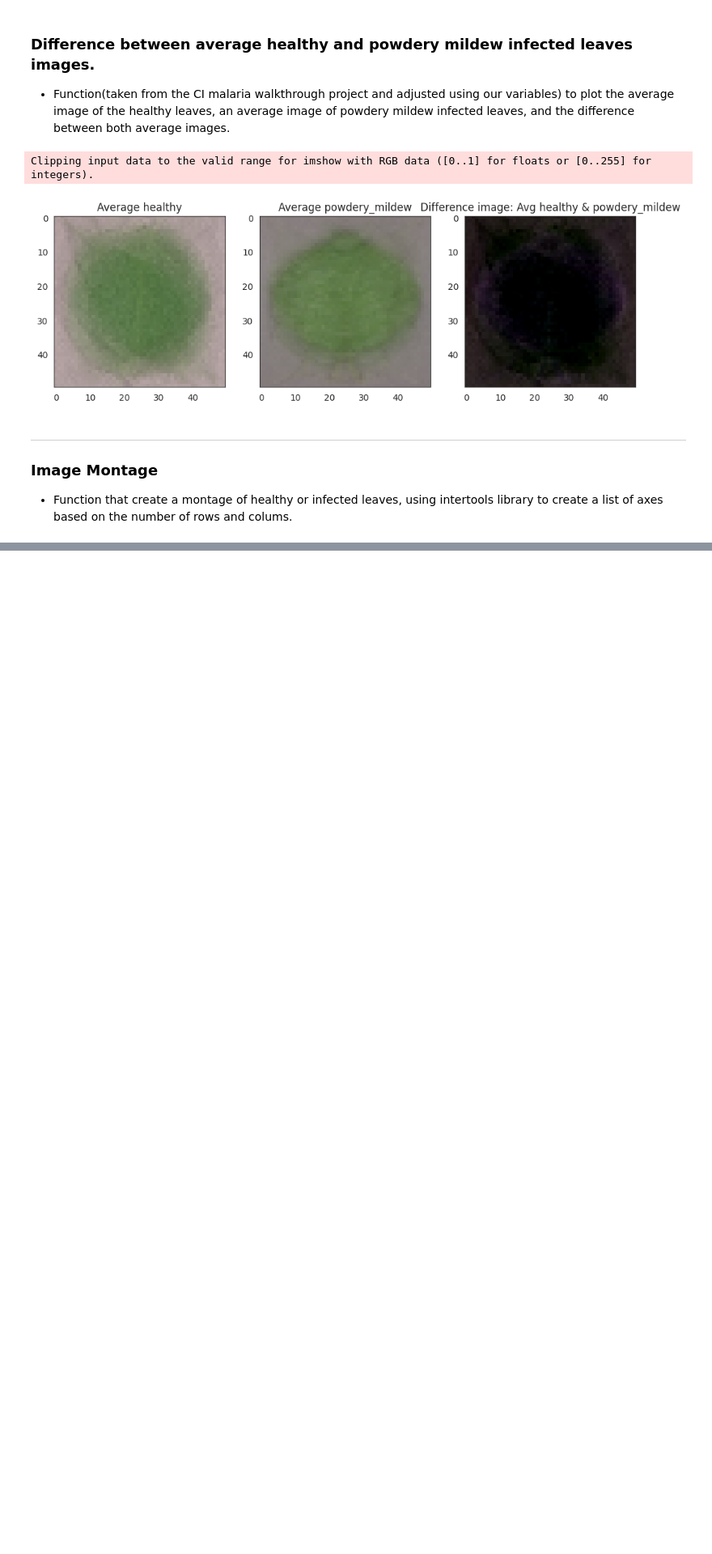
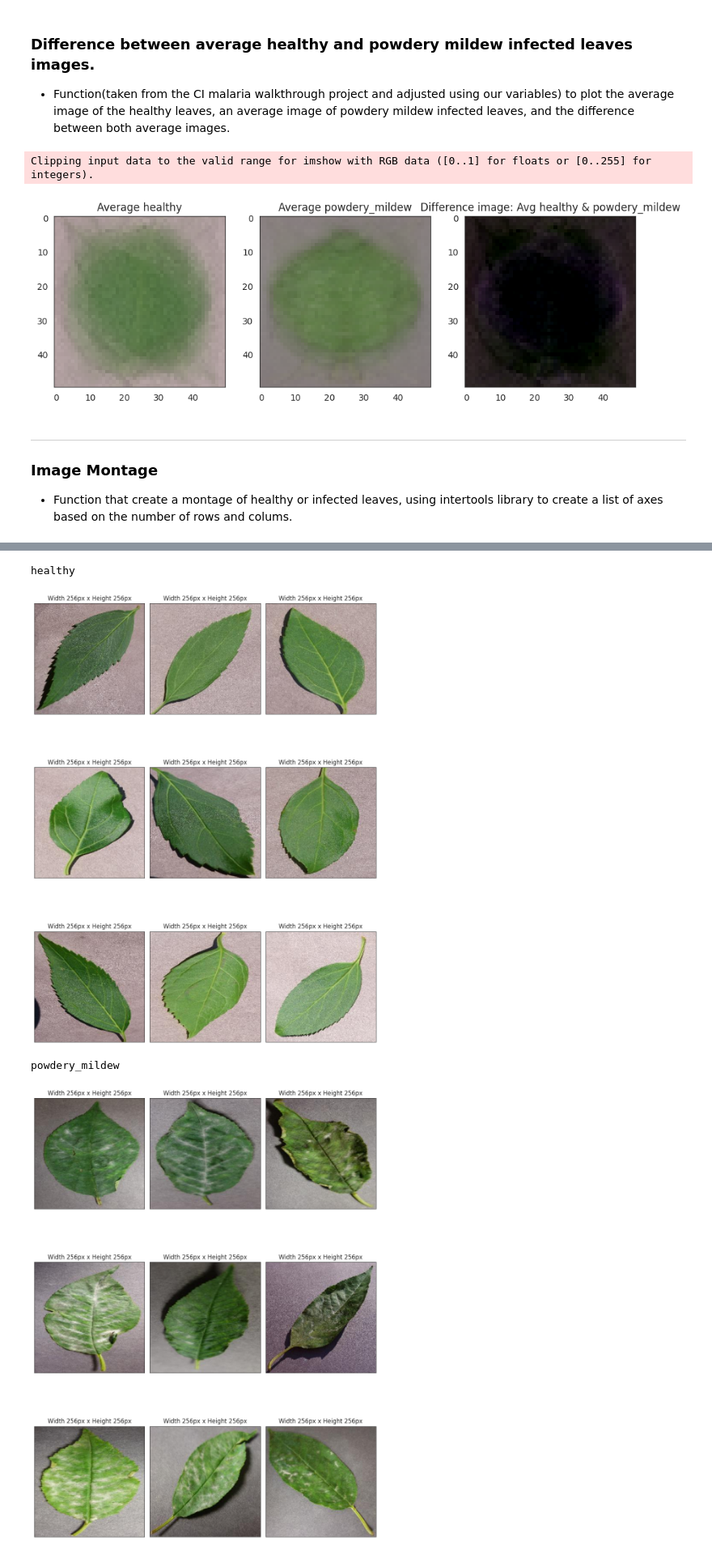
Before and after one commit to FeruzaShokirjonovna/mildew-detector, a Jupyter notebook: jupyter_notebooks/DataVisualization.ipynb, the cells around one changed output, grey strips where cells are left out. Shown at 81% size. Cells and saved outputs as stored; diff of their text form; code cells hidden in the pictures; blank space fills up the shorter version.

Commit message:
Run the image montage on both labels

```diff
--- a/jupyter_notebooks/DataVisualization.ipynb
+++ b/jupyter_notebooks/DataVisualization.ipynb
@@ -376,10 +376,10 @@ def image_montage(dir_path, label_to_display, nrows, ncols, figsize=(15,10)):
         # create a figure and display images
         fig, axes = plt.subplots(nrows = nrows, ncols = ncols, figsize = figsize)
         for x in range(0, nrows*ncols):
-            img = imread(dir_path + '/' + label_to_display + '/' + img_idx)
-            image_shape = img.image
+            img = imread(dir_path + '/' + label_to_display + '/' + img_idx[x])
+            img_shape = img.shape
             axes[plot_idx[x][0], plot_idx[x][1]].imshow(img)
-            axes[plot_idx[x][0], plot_idx[x][1]].set_title(f"Width {image_shape[1]}px x Height {image_shape[0]}px")
+            axes[plot_idx[x][0], plot_idx[x][1]].set_title(f"Width {img_shape[1]}px x Height {img_shape[0]}px")
             axes[plot_idx[x][0], plot_idx[x][1]].set_xticks([])
             axes[plot_idx[x][0], plot_idx[x][1]].set_yticks([])
 
@@ -391,0 +394,14 @@ def image_montage(dir_path, label_to_display, nrows, ncols, figsize=(15,10)):
+# %%
+for label in labels:
+  print(label)
+  image_montage(dir_path= train_path,
+                label_to_display= label,
+                nrows=3, ncols=3,
+                figsize=(10,15)
+                )
+  print("\n")
+# %% [output]
+healthy
+[figure, added]
+powdery_mildew
+[figure, added]
```
Also changed, not shown: parts of 1 cell of this notebook.
